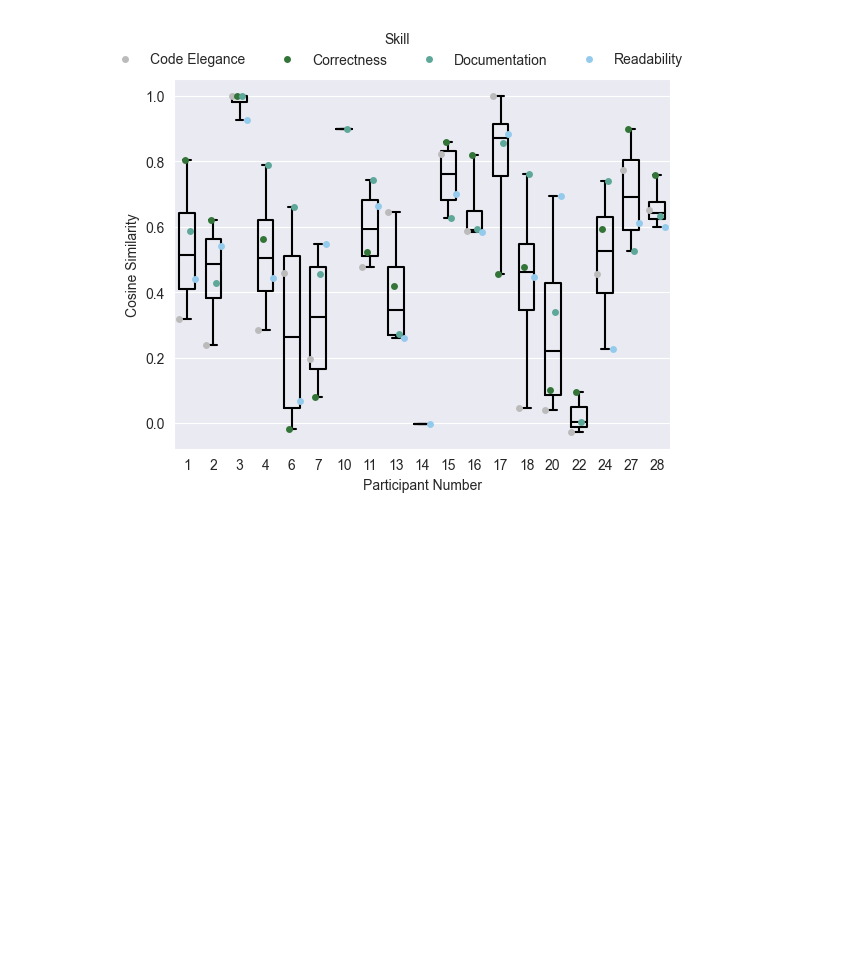
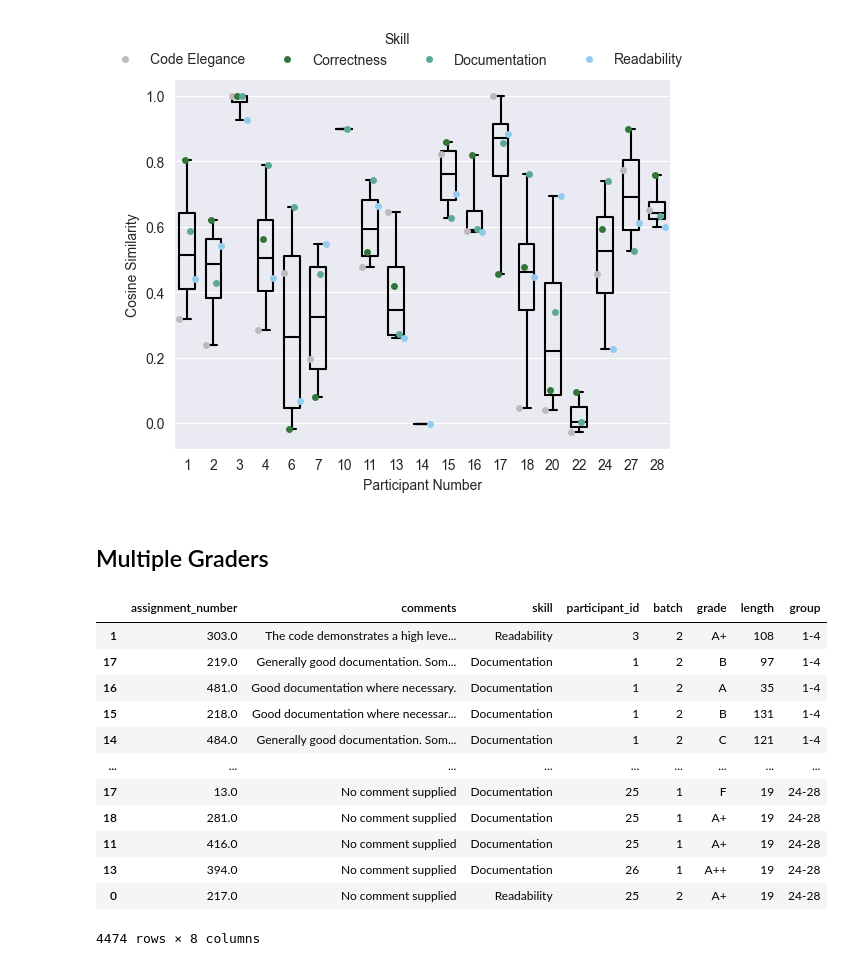
Before and after one commit to m-messer/Consistency_In_Grading_Analysis, a Jupyter notebook: feedback_analysis.ipynb, the cells around one changed output. Saved outputs shown, nothing was run; the diff lists cells and outputs as text; code cells hidden in the pictures; blank space fills up the shorter version.

```diff
--- a/feedback_analysis.ipynb
+++ b/feedback_analysis.ipynb
@@ -396,3 +396,40 @@ sns.move_legend(
 sim_plt.get_figure().savefig('plots/sim.pdf', bbox_inches='tight')
 # %% [output]
 [figure]
+# %% [markdown]
+## Multiple Graders
+# %%
+def map_participant_group(participant_id):
+    if participant_id <= 4:
+        return "1-4"
+    elif 4 < participant_id <= 8:
+        return "4-8"
+    elif 8 < participant_id <= 12:
+        return "9-12"
+    elif 12 < participant_id <= 16:
+        return "12-16"
+    elif 16 < participant_id <= 20:
+        return "16-20"
+    elif 20 < participant_id <= 24:
+        return "20-24"
+    elif 24 < participant_id <= 28:
+        return "24-28"
+
+feedback_df['group'] = feedback_df['participant_id'].apply(map_participant_group)
+feedback_df['group'] = pd.Categorical(feedback_df['group'], categories=['1-4', '4-8', '9-12', '12-16', '16-20', '20-24', '24-28'])
+feedback_df = feedback_df.sort_values('group', ascending=True)
+feedback_df
+# %% [output]
+|  | assignment_number | comments | skill | participant_id | batch | grade | length | group |
+| 1 | 303.0 | The code demonstrates a high leve... | Readability | 3 | 2 | A+ | 108 | 1-4 |
+| 17 | 219.0 | Generally good documentation. Som... | Documentation | 1 | 2 | B | 97 | 1-4 |
+| 16 | 481.0 | Good documentation where necessary. | Documentation | 1 | 2 | A | 35 | 1-4 |
+| 15 | 218.0 | Good documentation where necessar... | Documentation | 1 | 2 | B | 131 | 1-4 |
+| 14 | 484.0 | Generally good documentation. Som... | Documentation | 1 | 2 | C | 121 | 1-4 |
+| ... | ... | ... | ... | ... | ... | ... | ... | ... |
+| 17 | 13.0 | No comment supplied | Documentation | 25 | 1 | F | 19 | 24-28 |
+| 18 | 281.0 | No comment supplied | Documentation | 25 | 1 | A+ | 19 | 24-28 |
+| 11 | 416.0 | No comment supplied | Documentation | 25 | 1 | A+ | 19 | 24-28 |
+| 13 | 394.0 | No comment supplied | Documentation | 26 | 1 | A++ | 19 | 24-28 |
+| 0 | 217.0 | No comment supplied | Readability | 25 | 2 | A+ | 19 | 24-28 |
+4474 rows × 8 columns
```
Also changed, not shown: parts of 4 cells of this notebook.
